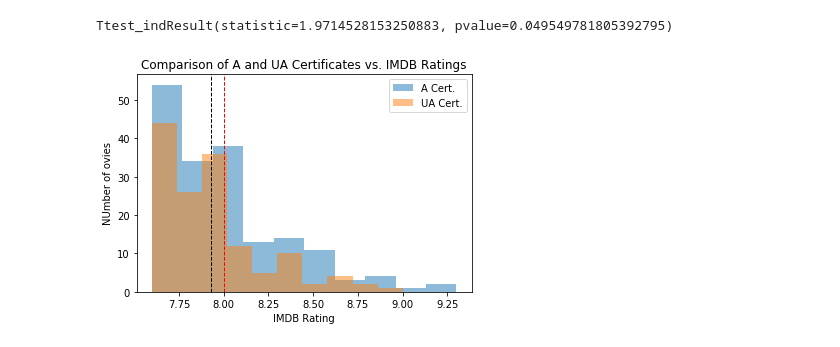
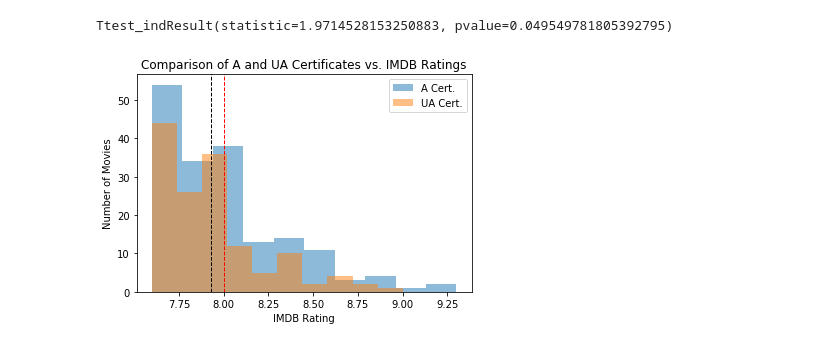
Before and after one commit to Annaolivia5/IMDB-Rating-Trends, a Jupyter notebook: data_analysis.ipynb, the cells around one changed output. Cells and saved outputs as stored; diff of their text form; code cells hidden in the pictures.

```diff
--- a/Untitled.ipynb
+++ b/data_analysis.ipynb
@@ -351,18 +384,18 @@ Ttest_indResult(statistic=1.9714528153250883, pvalue=0.049549781805392795)
 # %%
 # Histogram Plot of Data
 plt.hist(population1, 10, alpha=0.5, label="A Cert.")
 plt.hist(population2, 10, alpha=0.5, label="UA Cert.")
 plt.axvline(population1.mean(), color='r', linestyle='dashed', linewidth=1)
 plt.axvline(population2.mean(), color='k', linestyle='dashed', linewidth=1)
 plt.legend()
 
 plt.xlabel('IMDB Rating')
-plt.ylabel('NUmber of ovies')
+plt.ylabel('Number of Movies')
 
 plt.title('Comparison of A and UA Certificates vs. IMDB Ratings')
 
 
 plt.savefig('Figures/03_a_v_ua_hist', dpi=200)
 plt.show()
 # %% [output]
-[figure, old version]
+[figure, new version]
```
Also changed, not shown: parts of 10 cells of this notebook, 3 other files.
